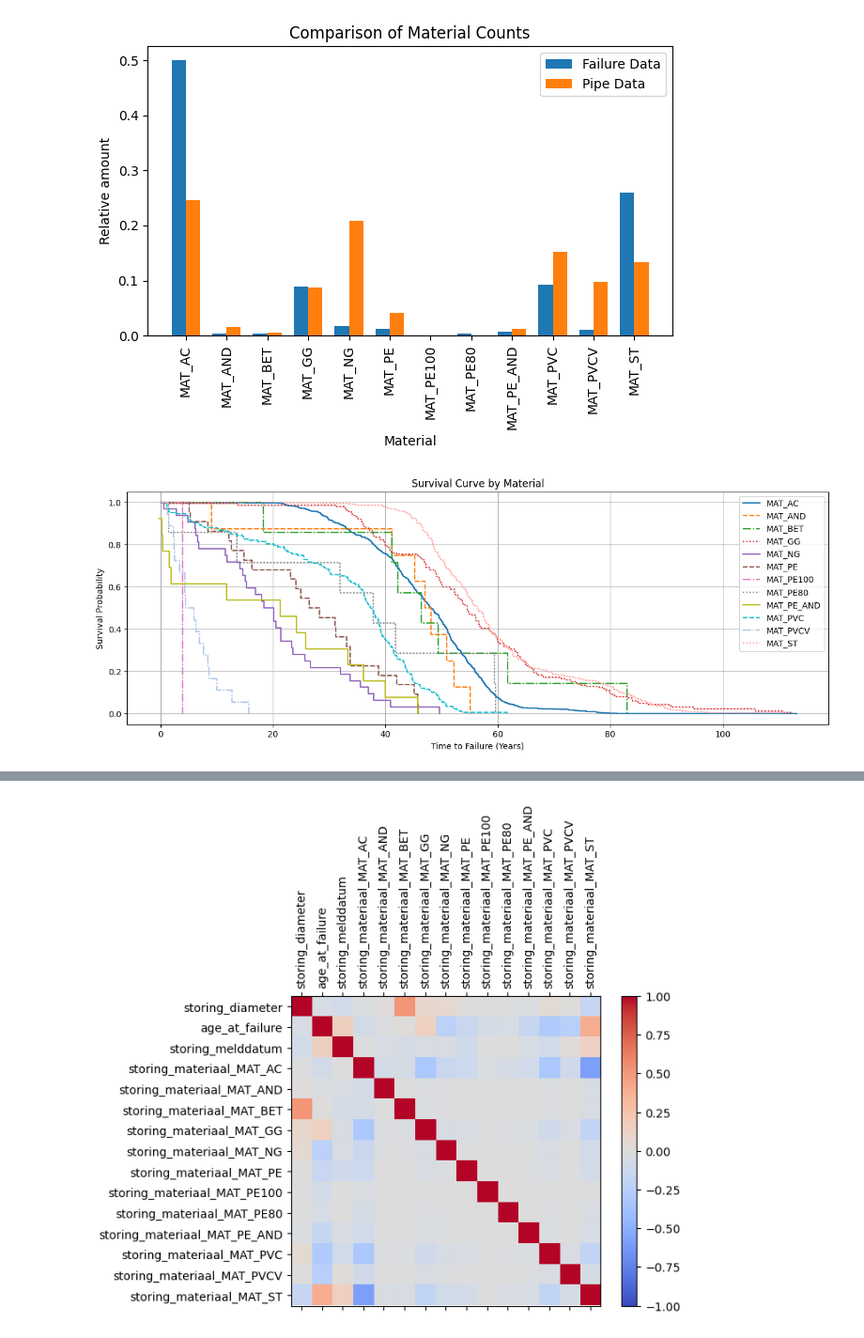
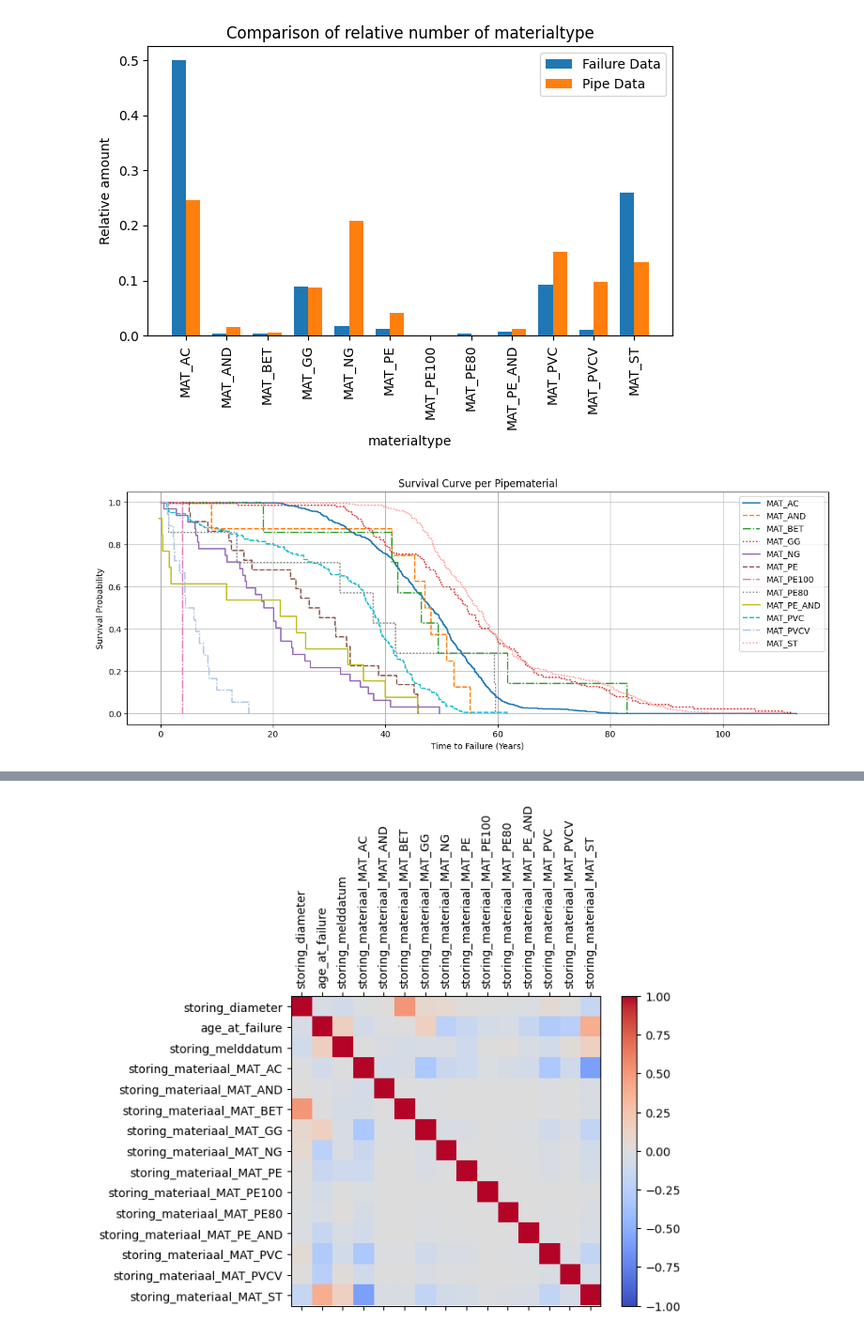
Before and after one commit to jipsteiger/ENVM1601, a Jupyter notebook: Failure_modelling/week3.ipynb, the cells around one changed output, grey strips where cells are left out. Shown at 94% size. Cells and saved outputs as stored; diff of their text form; code cells hidden in the pictures.

```diff
--- a/Failure_modelling/week3.ipynb
+++ b/Failure_modelling/week3.ipynb
@@ -32,16 +44,16 @@ def side_by_side_bar(failure_col, pipe_col, title):
 
     plt.xlabel(f'{title}')
     plt.ylabel('Relative amount')
-    plt.title(f'Comparison of {title} Counts')
+    plt.title(f'Comparison of relative number of {title}')
     plt.xticks([i + width/2 for i in x], categories, rotation='vertical')
     plt.legend()
 
     plt.tight_layout()
     plt.show()
 # %%
-side_by_side_bar('storing_materiaal', 'Materiaalcode', 'Material')
+side_by_side_bar('storing_materiaal', 'Materiaalcode', 'materialtype')
 # %% [output]
-[figure, old version]
+[figure, new version]
 # %%
 # for i in [2010, 2011, 2012, 2013, 2014, 2015, 2016, 2017, 2018, 2019]:
 #     failure_data_year = failure_data[pd.to_datetime(failure_data['storing_melddatum']).dt.year == i]
@@ -71,13 +83,13 @@ for i, (material, group) in enumerate(failure_data.groupby('storing_materiaal'))
     color = next(color_cycle)
     line_style = next(line_style_cycle)
     kmf.plot(color=color, linestyle=line_style, label=material)
-plt.title('Survival Curve by Material')
+plt.title('Survival Curve per Pipematerial')
 plt.xlabel('Time to Failure (Years)')
 plt.ylabel('Survival Probability')
 plt.grid()
 plt.show()
 # %% [output]
-[figure, old version]
+[figure, new version]
 # %%
 failure_data['Time_to_Failure'] = (pd.to_datetime(failure_data['storing_melddatum']) - pd.to_datetime(failure_data['storing_aanlegjaar'])).dt.days /365.25
 failure_data_filtered = failure_data.groupby('storing_diameter').filter(lambda x: len(x) >= 8)
```
Also changed, not shown: parts of 6 cells of this notebook.
